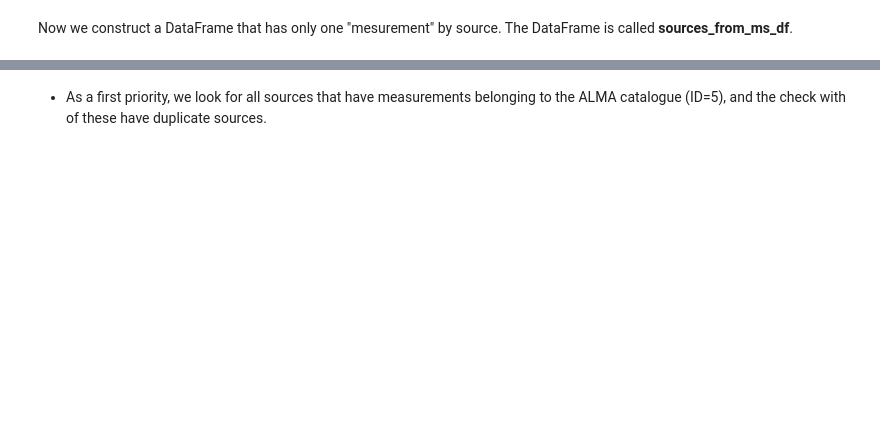
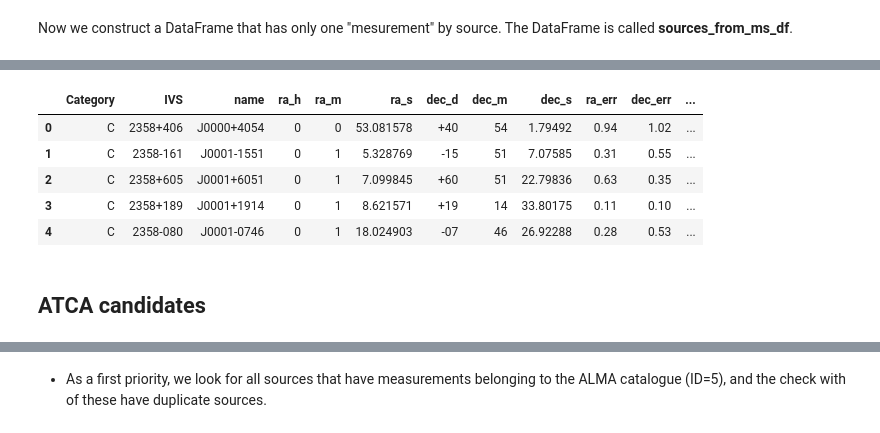
Before and after one commit to itoledoc/calscripts, a Jupyter notebook: database maintenance.ipynb, the cells around one changed output, grey strips where cells are left out. Saved outputs shown, nothing was run; the diff lists cells and outputs as text; code cells hidden in the pictures; blank space fills up the shorter version.

Commit message:
Add code for atca file processing

```diff
--- a/database maintenance.ipynb
+++ b/database maintenance.ipynb
@@ -124,0 +161,40 @@ sources_from_ms_df['coord'] = sources_from_ms_df.apply(
+# %%
+dt = {'Category': dtype('O'),
+      'IVS': dtype('O'),
+      'dec_d': dtype('O'),
+      'dec_err': dtype('float64'),
+      'dec_m': dtype('int64'),
+      'dec_s': dtype('float64'),
+      'name': dtype('O'),
+      'numobs': dtype('int64'),
+      'ra_dec_corr': dtype('float64'),
+      'ra_err': dtype('float64'),
+      'ra_h': dtype('int64'),
+      'ra_m': dtype('int64'),
+      'ra_s': dtype('float64')}
+
+vlbi_df = pd.io.parsers.read_table(
+    '/home/itoledo/Work/calscripts/rfc_2014b_cat.txt',
+    skiprows=119,
+    skipinitialspace=True,
+    sep=' ',
+    names=['Category', 'IVS', 'name', 'ra_h', 'ra_m', 'ra_s', 'dec_d',
+           'dec_m', 'dec_s', 'ra_err', 'dec_err', 'ra_dec_corr', 'numobs'],
+    usecols=[0, 1, 2, 3, 4, 5, 6, 7, 8, 9, 10, 11, 12], dtype=dt)
+vlbi_df['RA'] = vlbi_df.apply(
+    lambda r: calc_ra(r['ra_h'], r['ra_m'], r['ra_s']), axis=1)
+vlbi_df['DEC'] = vlbi_df.apply(
+    lambda r: calc_dec(r['dec_d'], r['dec_m'], r['dec_s']), axis=1)
+vlbi_df['coord_vlbi'] =vlbi_df.apply(
+    lambda r: create_obj(r['RA'], r['DEC']),
+    axis=1)
+vlbi_df.head()
+# %% [output]
+|  | Category | IVS | name | ra_h | ra_m | ra_s | dec_d | dec_m | dec_s | ra_err | dec_err | ... |
+| 0 | C | 2358+406 | J0000+4054 | 0 | 0 | 53.081578 | +40 | 54 | 1.79492 | 0.94 | 1.02 | ... |
+| 1 | C | 2358-161 | J0001-1551 | 0 | 1 | 5.328769 | -15 | 51 | 7.07585 | 0.31 | 0.55 | ... |
+| 2 | C | 2358+605 | J0001+6051 | 0 | 1 | 7.099845 | +60 | 51 | 22.79836 | 0.63 | 0.35 | ... |
+| 3 | C | 2358+189 | J0001+1914 | 0 | 1 | 8.621571 | +19 | 14 | 33.80175 | 0.11 | 0.10 | ... |
+| 4 | C | 2358-080 | J0001-0746 | 0 | 1 | 18.024903 | -07 | 46 | 26.92288 | 0.28 | 0.53 | ... |
+# %% [markdown]
+## ATCA candidates
```
Also changed, not shown: parts of 62 cells of this notebook, 1 other file.
